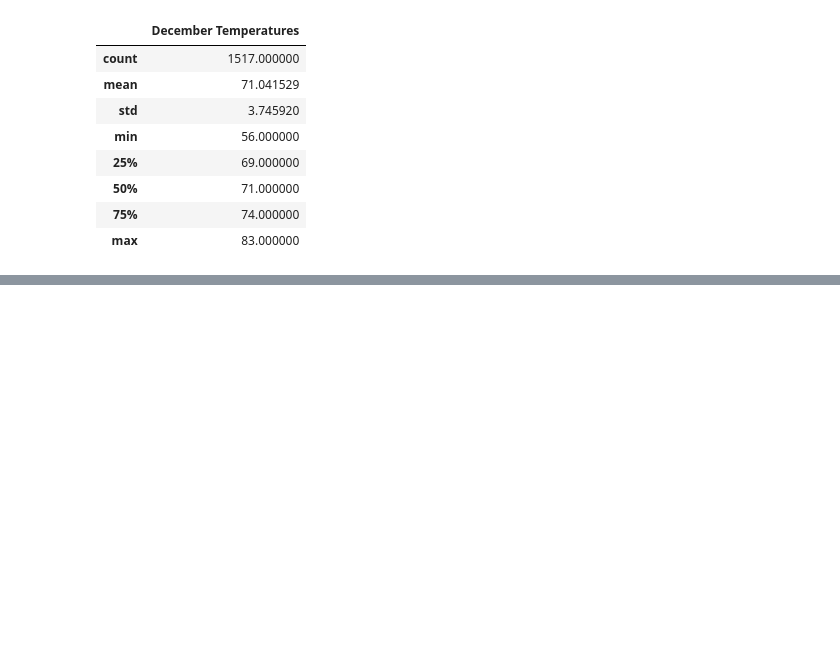
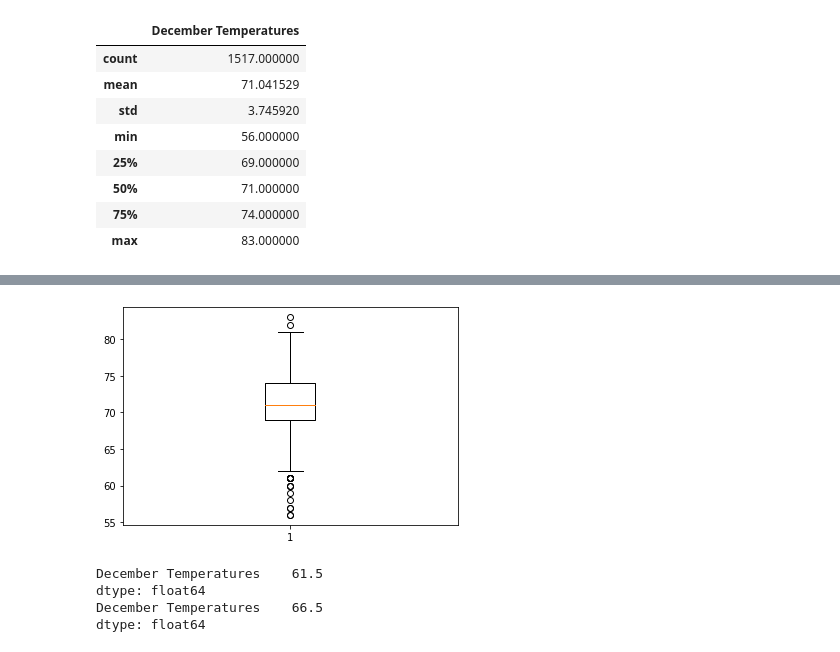
Before and after one commit to thehatch4815162342/surfs_up, a Jupyter notebook: SurfsUp_Challenge.ipynb, the cells around one changed output, grey strips where cells are left out. Cells and saved outputs as stored; diff of their text form; code cells hidden in the pictures; blank space fills up the shorter version.

```diff
--- a/SurfsUp_Challenge.ipynb
+++ b/SurfsUp_Challenge.ipynb
@@ -116,8 +167,8 @@ print(december_results)
 [(76.0,), (74.0,), (74.0,), (64.0,), (64.0,), (67.0,), (77.0,), (66.0,), (69.0,), (68.0,), (68.0,), (71.0,), (74.0,), (67.0,), (66.0,), (69.0,), (71.0,), (70.0,), (70.0,), (74.0,), (74.0,), (71.0,), ( ...
 # %%
 # 8. Create a DataFrame from the list of temperatures for the month of December.
-df = pd.DataFrame(december_results, columns=['December Temperatures'])
-df
+december_df = pd.DataFrame(december_results, columns=['December Temperatures'])
+december_df
 # %% [output]
 |  | December Temperatures |
 | 0 | 76.0 |
@@ -147,0 +233,22 @@ df.describe()
+# %%
+import matplotlib.pyplot as plt
+%matplotlib inline
+
+plt.boxplot(december_df)
+plt.show()
+# %% [output]
+[figure, added]
+# %%
+Q1 = december_df.quantile(0.25)
+Q3 = december_df.quantile(0.75)
+IQR = Q3-Q1
+lower_lim = Q1 - 1.5 * IQR
+upper_lim = Q3 - 1.5 * IQR
+
+print(lower_lim)
+print(upper_lim)
+# %% [output]
+December Temperatures    61.5
+dtype: float64
+December Temperatures    66.5
+dtype: float64
```
Also changed, not shown: parts of 13 cells of this notebook, 2 other files.
